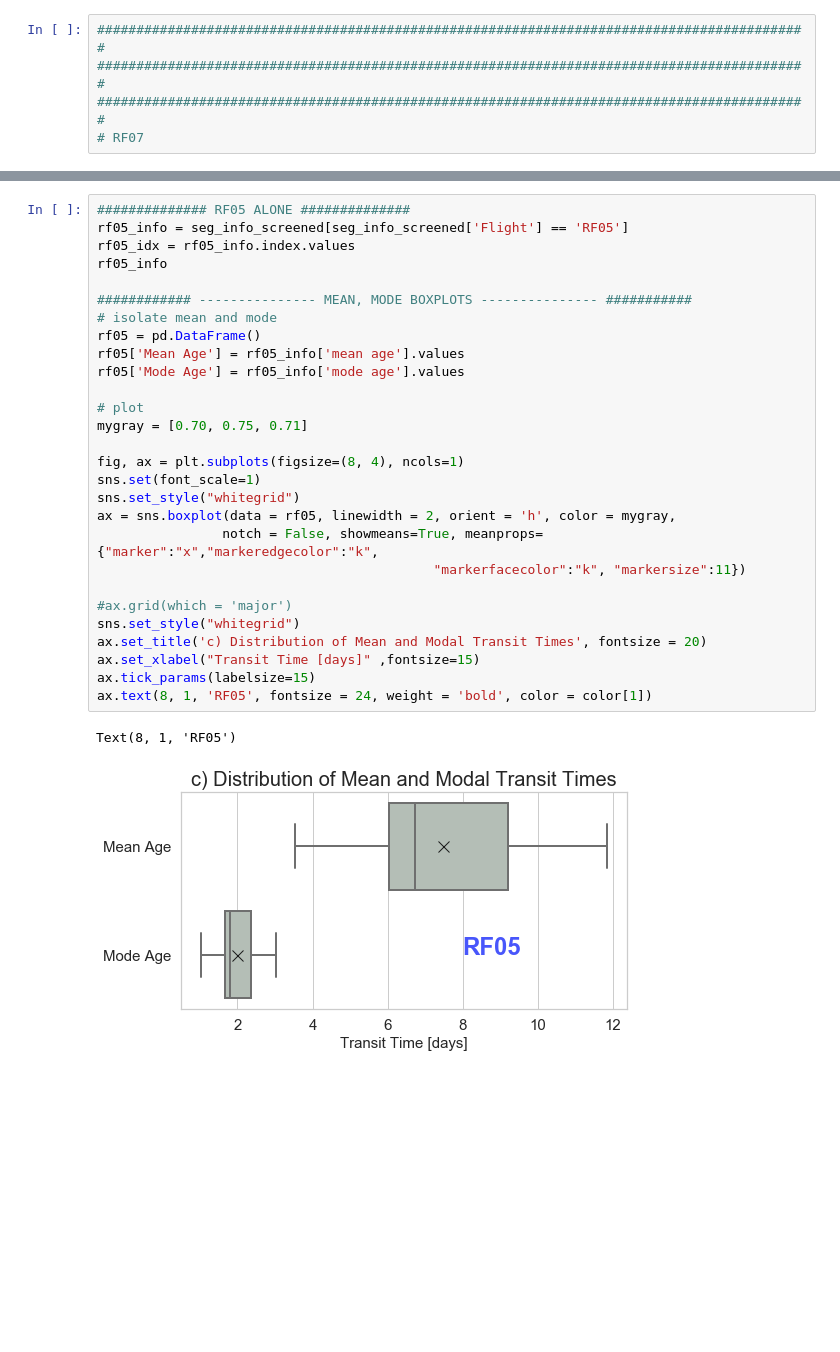
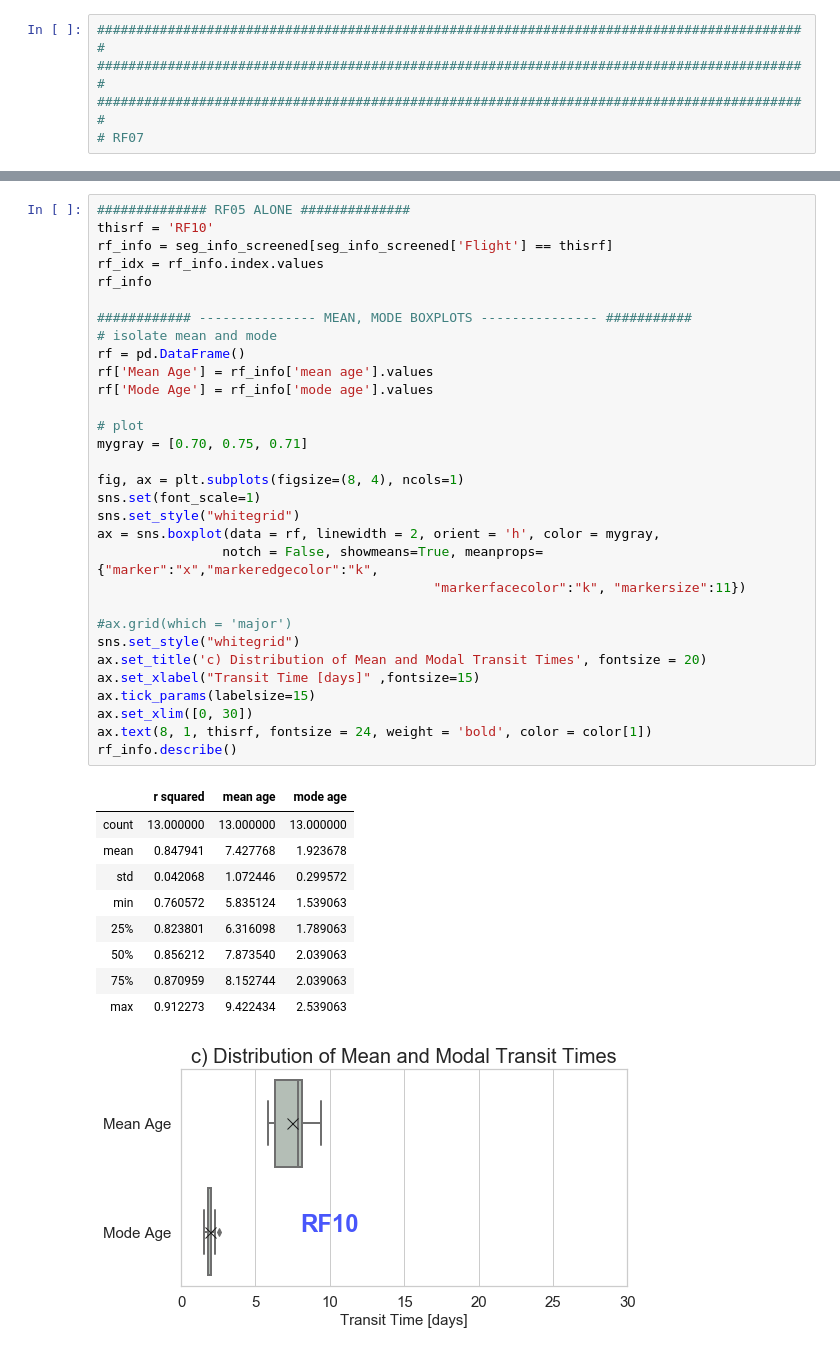
Before and after one commit to schelpon/TTS_2020_HD, a Jupyter notebook: get_tts/tts_vary_ut/plots_for_campavgbl_bltau_twp/plot_individual_flights.ipynb, the cells around one changed output, grey strips where cells are left out. Saved outputs shown, nothing was run; the diff lists cells and outputs as text; blank space fills up the shorter version.

```diff
--- a/get_tts/tts_vary_ut/plots_for_campavgbl_bltau_twp/plot_individual_flights.ipynb
+++ b/get_tts/tts_vary_ut/plots_for_campavgbl_bltau_twp/plot_individual_flights.ipynb
@@ -165,34 +763,45 @@ ax0.set_ylim([0, 1.5])
 # %%
 ############## RF05 ALONE ##############
-rf05_info = seg_info_screened[seg_info_screened['Flight'] == 'RF05']
-rf05_idx = rf05_info.index.values
-rf05_info
+thisrf = 'RF10'
+rf_info = seg_info_screened[seg_info_screened['Flight'] == thisrf]
+rf_idx = rf_info.index.values
+rf_info
 
 ############ --------------- MEAN, MODE BOXPLOTS --------------- ###########
 # isolate mean and mode
-rf05 = pd.DataFrame()
-rf05['Mean Age'] = rf05_info['mean age'].values
-rf05['Mode Age'] = rf05_info['mode age'].values
+rf = pd.DataFrame()
+rf['Mean Age'] = rf_info['mean age'].values
+rf['Mode Age'] = rf_info['mode age'].values
 
 # plot
 mygray = [0.70, 0.75, 0.71]
 
 fig, ax = plt.subplots(figsize=(8, 4), ncols=1)
 sns.set(font_scale=1)
 sns.set_style("whitegrid")
-ax = sns.boxplot(data = rf05, linewidth = 2, orient = 'h', color = mygray,
+ax = sns.boxplot(data = rf, linewidth = 2, orient = 'h', color = mygray,
                 notch = False, showmeans=True, meanprops={"marker":"x","markeredgecolor":"k",
                                            "markerfacecolor":"k", "markersize":11})
 
 #ax.grid(which = 'major')
 sns.set_style("whitegrid")
 ax.set_title('c) Distribution of Mean and Modal Transit Times', fontsize = 20)
 ax.set_xlabel("Transit Time [days]" ,fontsize=15)
 ax.tick_params(labelsize=15)
-ax.text(8, 1, 'RF05', fontsize = 24, weight = 'bold', color = color[1])
+ax.set_xlim([0, 30])
+ax.text(8, 1, thisrf, fontsize = 24, weight = 'bold', color = color[1])
+rf_info.describe()
 # %% [output]
-Text(8, 1, 'RF05')
+|  | r squared | mean age | mode age |
+| count | 13.000000 | 13.000000 | 13.000000 |
+| mean | 0.847941 | 7.427768 | 1.923678 |
+| std | 0.042068 | 1.072446 | 0.299572 |
+| min | 0.760572 | 5.835124 | 1.539063 |
+| 25% | 0.823801 | 6.316098 | 1.789063 |
+| 50% | 0.856212 | 7.873540 | 2.039063 |
+| 75% | 0.870959 | 8.152744 | 2.039063 |
+| max | 0.912273 | 9.422434 | 2.539063 |
-[figure, old version]
+[figure, new version]
 # %%
 ############ --------------- PLOT IT! --------------- ###########
 add_meanmode = 0
```
Also changed, not shown: parts of 32 cells of this notebook, 4 other files.
